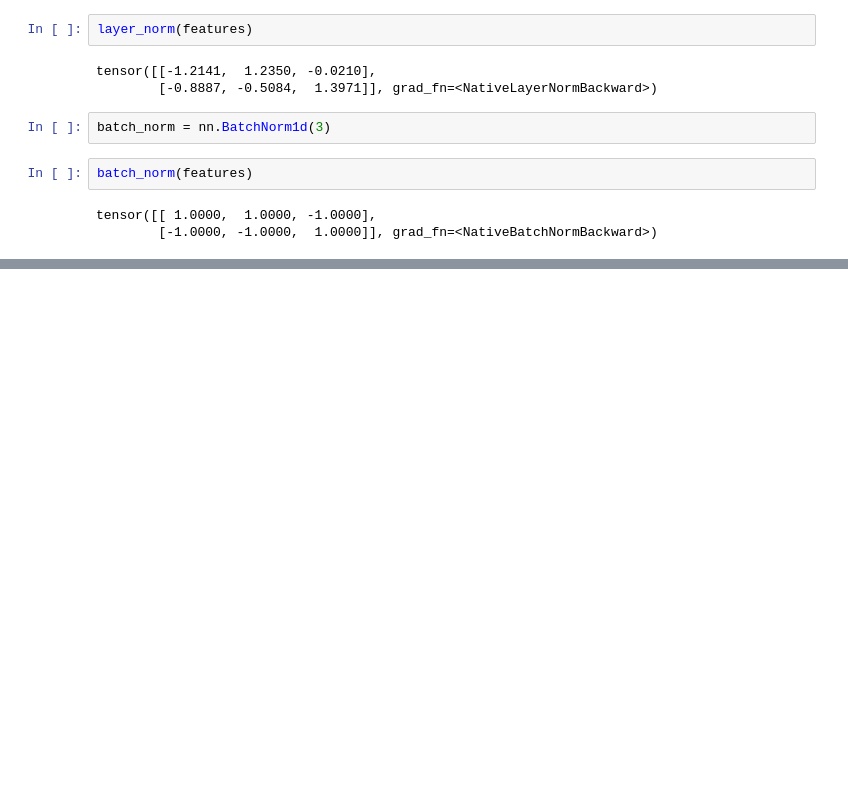
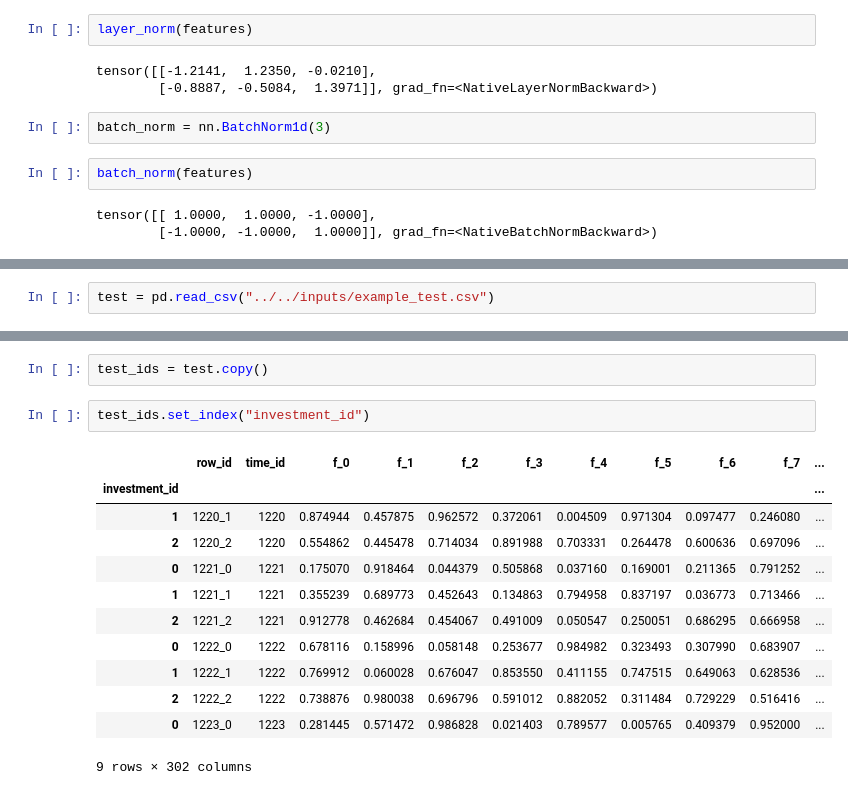
Before and after one commit to IMOKURI/ubiquant-market-prediction, a Jupyter notebook: notebooks/Study.ipynb, the cells around one changed output, grey strips where cells are left out. Cells and saved outputs as stored; diff of their text form; blank space fills up the shorter version.

```diff
--- a/notebooks/Study.ipynb
+++ b/notebooks/Study.ipynb
@@ -30,0 +35,2 @@ tensor([[ 1.0000,  1.0000, -1.0000],
+# %%
+test = pd.read_csv("../../inputs/example_test.csv")
@@ -30,0 +90,17 @@ tensor([[ 1.0000,  1.0000, -1.0000],
+# %%
+test_ids = test.copy()
+# %%
+test_ids.set_index("investment_id")
+# %% [output]
+|  | row_id | time_id | f_0 | f_1 | f_2 | f_3 | f_4 | f_5 | f_6 | f_7 | ... |
+| investment_id |  |  |  |  |  |  |  |  |  |  | ... |
+| 1 | 1220_1 | 1220 | 0.874944 | 0.457875 | 0.962572 | 0.372061 | 0.004509 | 0.971304 | 0.097477 | 0.246080 | ... |
+| 2 | 1220_2 | 1220 | 0.554862 | 0.445478 | 0.714034 | 0.891988 | 0.703331 | 0.264478 | 0.600636 | 0.697096 | ... |
+| 0 | 1221_0 | 1221 | 0.175070 | 0.918464 | 0.044379 | 0.505868 | 0.037160 | 0.169001 | 0.211365 | 0.791252 | ... |
+| 1 | 1221_1 | 1221 | 0.355239 | 0.689773 | 0.452643 | 0.134863 | 0.794958 | 0.837197 | 0.036773 | 0.713466 | ... |
+| 2 | 1221_2 | 1221 | 0.912778 | 0.462684 | 0.454067 | 0.491009 | 0.050547 | 0.250051 | 0.686295 | 0.666958 | ... |
+| 0 | 1222_0 | 1222 | 0.678116 | 0.158996 | 0.058148 | 0.253677 | 0.984982 | 0.323493 | 0.307990 | 0.683907 | ... |
+| 1 | 1222_1 | 1222 | 0.769912 | 0.060028 | 0.676047 | 0.853550 | 0.411155 | 0.747515 | 0.649063 | 0.628536 | ... |
+| 2 | 1222_2 | 1222 | 0.738876 | 0.980038 | 0.696796 | 0.591012 | 0.882052 | 0.311484 | 0.729229 | 0.516416 | ... |
+| 0 | 1223_0 | 1223 | 0.281445 | 0.571472 | 0.986828 | 0.021403 | 0.789577 | 0.005765 | 0.409379 | 0.952000 | ... |
+9 rows × 302 columns
```
Also changed, not shown: parts of 15 cells of this notebook, 3 other files.
